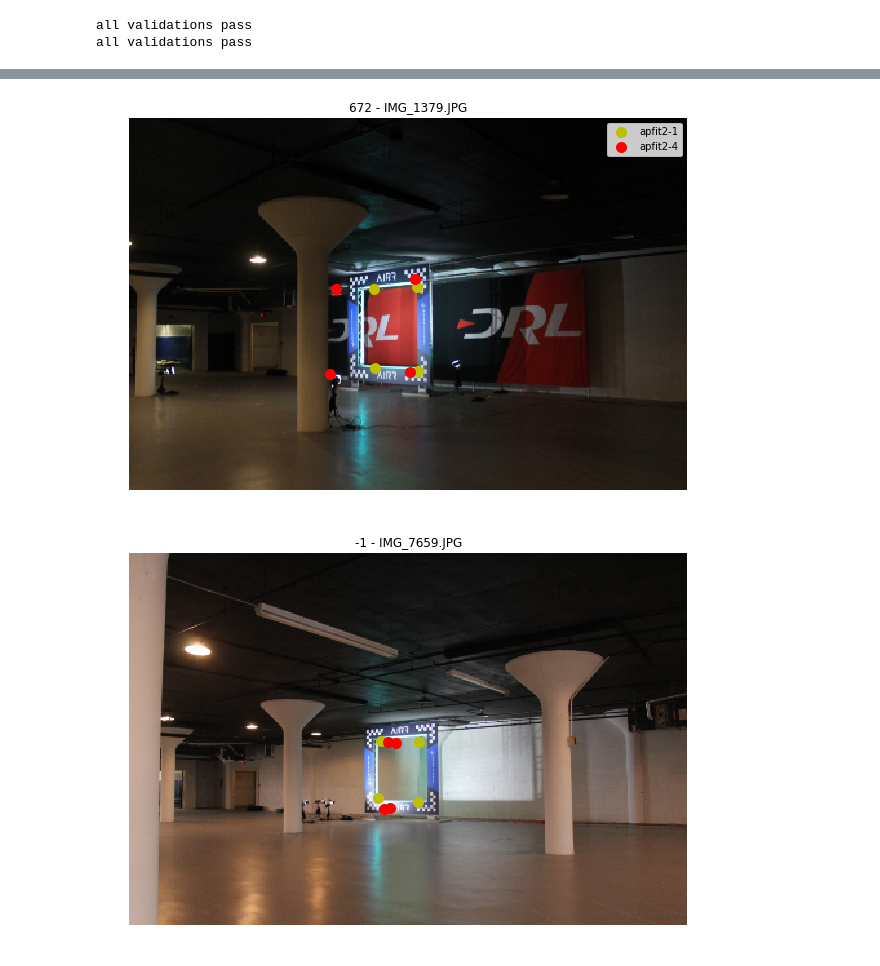
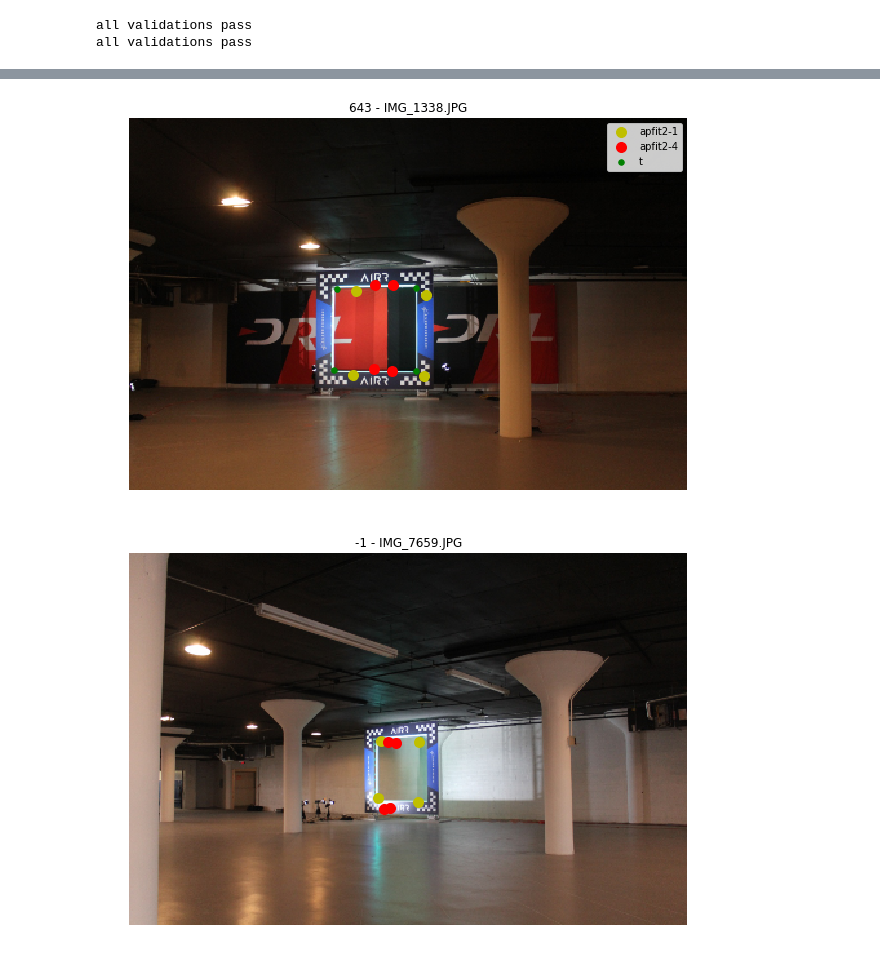
Before and after one commit to sutt/fastai-tmp, a Jupyter notebook: ap-eval-1.ipynb, the cells around one changed output, grey strips where cells are left out. Cells and saved outputs as stored; diff of their text form; code cells hidden in the pictures.

Commit message:
pred_cmp_viz is working well, eval book showcases some plots

```diff
--- a/ap-eval-1.ipynb
+++ b/ap-eval-1.ipynb
@@ -135,10 +99,13 @@ pred_cmp_viz([m1, m4], add_truth = True, legend=True, i=None )
 # %%
 #trainers
-pred_cmp_viz([m1, m4], add_truth = False, legend=True, b_train=True)
-#390 - good
-#672 - decent
+pred_cmp_viz( list_mh = [m1, m4]
+             ,add_truth = True
+             ,legend=True
+             ,b_train=True
+             ,i=None
+            )
 # %% [output]
-[figure, old version]
+[figure, new version]
 # %%
 # pass-in prediction inputs
 img0 = m1.dataset.valid_dl.get(0)
```
Also changed, not shown: parts of 16 cells of this notebook, 2 other files.
